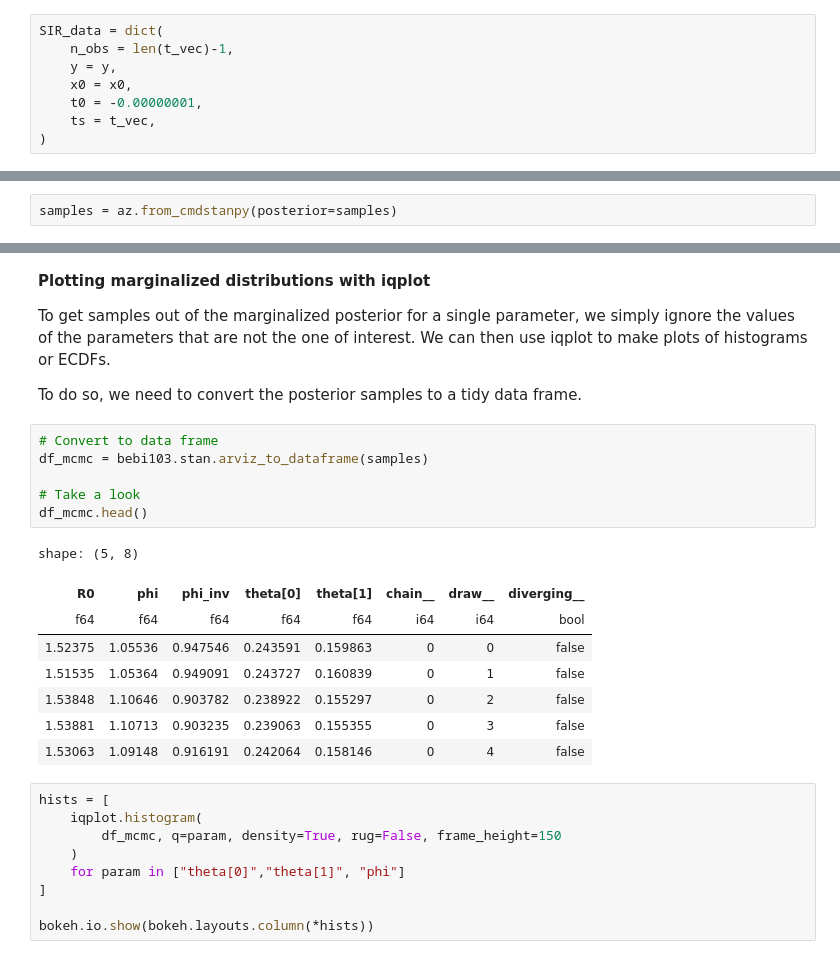
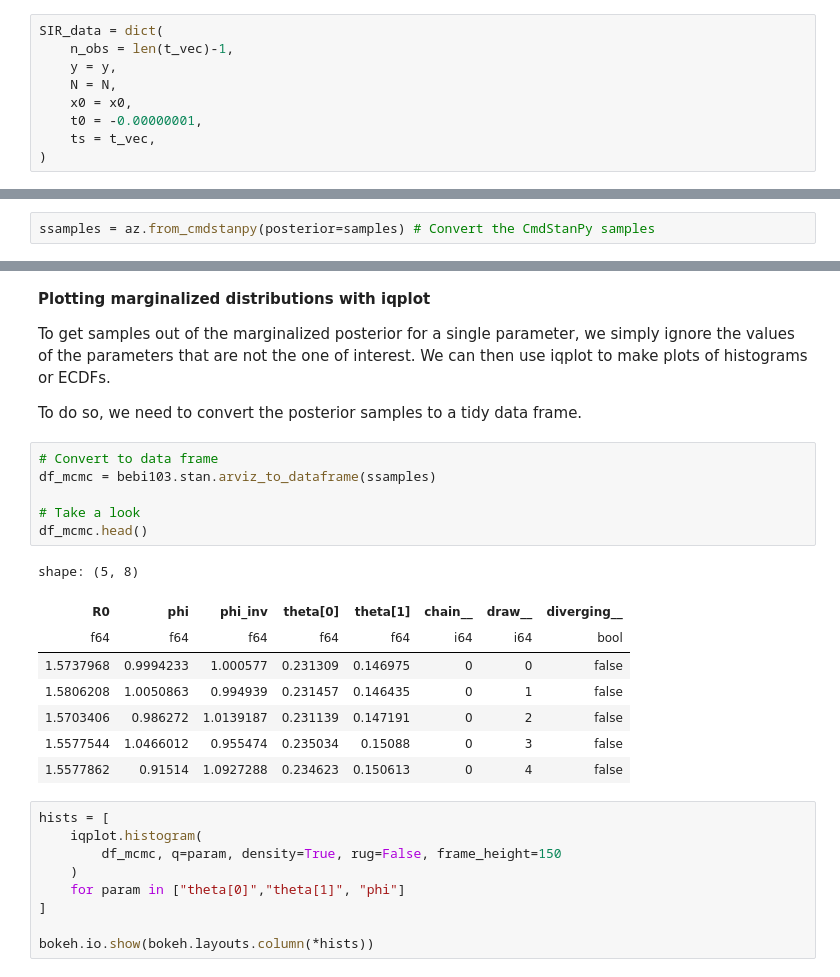
Before and after one commit to leticiaram/Modelacion-Epidemiologica, a Jupyter notebook: 5_Stan_in_Colab_V2.ipynb, the cells around one changed output, grey strips where cells are left out. Cells and saved outputs as stored; diff of their text form.

```diff
--- a/5_Stan_in_Colab_V2.ipynb
+++ b/5_Stan_in_Colab_V2.ipynb
@@ -535,6 +542,7 @@ pero ahora
 SIR_data = dict(
     n_obs = len(t_vec)-1,
     y = y,
+    N = N,
     x0 = x0,
     t0 = -0.00000001,
     ts = t_vec,
@@ -608,5 +614,5 @@ cwd: None
 # %%
-samples = az.from_cmdstanpy(posterior=samples)
+ssamples = az.from_cmdstanpy(posterior=samples) # Convert the CmdStanPy samples
 # %% [markdown]
 ### Saving the samples in Drive
 # %%
@@ -711,19 +720,19 @@ To get samples out of the marginalized posterior for a single parameter, we simp
 To do so, we need to convert the posterior samples to a tidy data frame.
 # %%
 # Convert to data frame
-df_mcmc = bebi103.stan.arviz_to_dataframe(samples)
+df_mcmc = bebi103.stan.arviz_to_dataframe(ssamples)
 
 # Take a look
 df_mcmc.head()
 # %% [output]
 shape: (5, 8)
 | R0 | phi | phi_inv | theta[0] | theta[1] | chain__ | draw__ | diverging__ |
 | f64 | f64 | f64 | f64 | f64 | i64 | i64 | bool |
-| 1.52375 | 1.05536 | 0.947546 | 0.243591 | 0.159863 | 0 | 0 | false |
-| 1.51535 | 1.05364 | 0.949091 | 0.243727 | 0.160839 | 0 | 1 | false |
-| 1.53848 | 1.10646 | 0.903782 | 0.238922 | 0.155297 | 0 | 2 | false |
-| 1.53881 | 1.10713 | 0.903235 | 0.239063 | 0.155355 | 0 | 3 | false |
-| 1.53063 | 1.09148 | 0.916191 | 0.242064 | 0.158146 | 0 | 4 | false |
+| 1.5737968 | 0.9994233 | 1.000577 | 0.231309 | 0.146975 | 0 | 0 | false |
+| 1.5806208 | 1.0050863 | 0.994939 | 0.231457 | 0.146435 | 0 | 1 | false |
+| 1.5703406 | 0.986272 | 1.0139187 | 0.231139 | 0.147191 | 0 | 2 | false |
+| 1.5577544 | 1.0466012 | 0.955474 | 0.235034 | 0.15088 | 0 | 3 | false |
+| 1.5577862 | 0.91514 | 1.0927288 | 0.234623 | 0.150613 | 0 | 4 | false |
 # %%
 hists = [
     iqplot.histogram(
```
Also changed, not shown: parts of 23 cells of this notebook.
